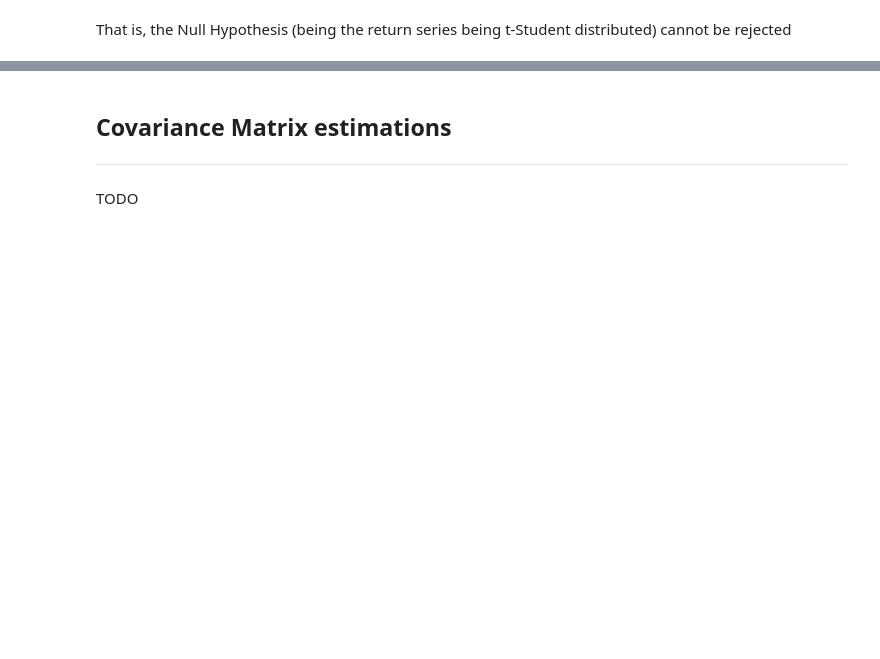
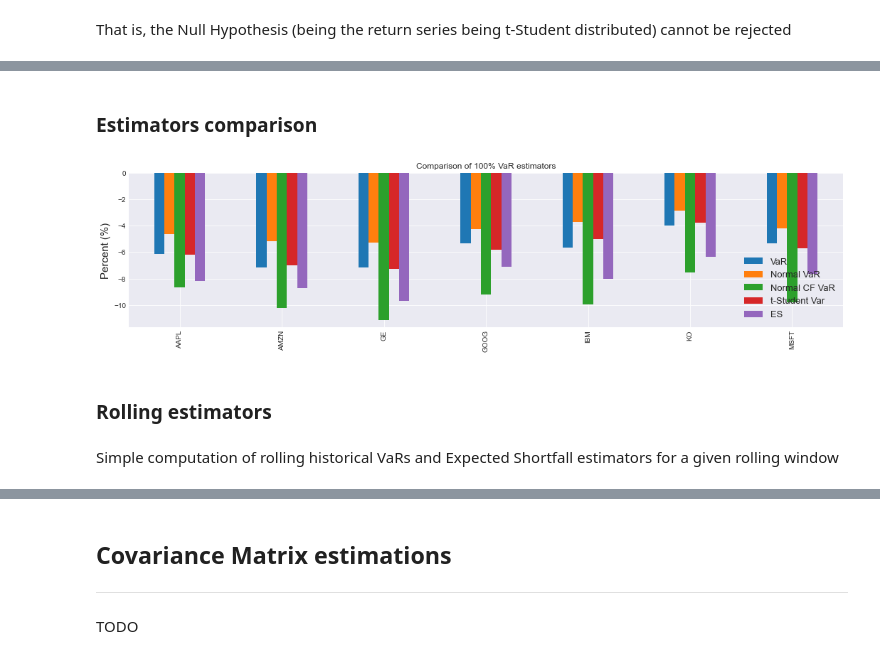
Before and after one commit to z4ir3/quant-library, a Jupyter notebook: tutorial-quant-library.ipynb, the cells around one changed output, grey strips where cells are left out. Drawn from its saved outputs; the diff is of its cells as text; code cells hidden in the pictures; blank space fills up the shorter version.

```diff
--- a/tutorial-quant-library.ipynb
+++ b/tutorial-quant-library.ipynb
@@ -1134,0 +1170,20 @@ That is, the Null Hypothesis (being the return series being t-Student distribute
+# %% [markdown]
+### Estimators comparison
+# %%
+VaRs = pd.DataFrame({"VaR": ql.var(rets, CL=CL),
+                     "Normal VaR": ql.var_normal(rets, CL=CL, cf=False),
+                     "Normal CF VaR": ql.var_normal(rets, CL=CL, cf=True),
+                     "t-Student Var": ql.var_tstudent(rets, CL=CL, left=True),
+                     "ES": ql.es(rets, CL=CL, left=True)})
+
+title = f"Comparison of {CL*100:.0f}% VaR estimators"
+(VaRs * 100).plot.bar(figsize=(18,4), grid=True, title=title)
+plt.ylabel("Percent (%)", fontsize=15)
+plt.legend(fontsize=13)
+plt.show()
+# %% [output]
+[figure, added]
+# %% [markdown]
+### Rolling estimators
+# %% [markdown]
+Simple computation of rolling historical VaRs and Expected Shortfall estimators for a given rolling window
```
Also changed, not shown: parts of 108 cells of this notebook, 1 other file.
